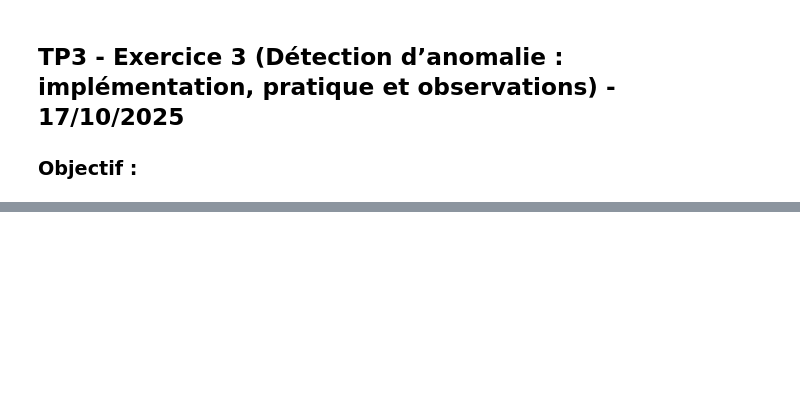
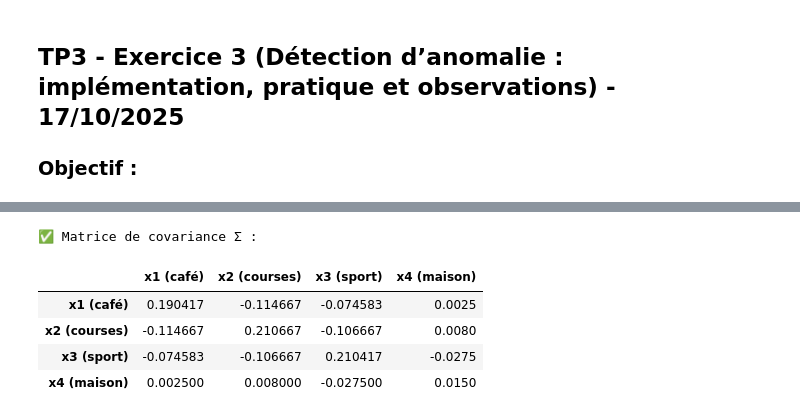
Before and after one commit to ayetayadi/TP-Machine-Learning, a Jupyter notebook: TP3_KMeans_part2.ipynb, the cells around one changed output, grey strips where cells are left out. Saved outputs shown, nothing was run; the diff lists cells and outputs as text; code cells hidden in the pictures; blank space fills up the shorter version.

```diff
--- a/TP3_KMeans_part2.ipynb
+++ b/TP3_KMeans_part2.ipynb
@@ -48,0 +235,14 @@ centroids_df
+# %%
+# ------- Calcul de la matrice de covariance -------
+cov_matrix = np.cov(data, rowvar=False)  # rowvar=False → chaque colonne = une variable
+cov_df = pd.DataFrame(cov_matrix, columns=columns, index=columns)
+
+print("✅ Matrice de covariance Σ :")
+cov_df
+# %% [output]
+✅ Matrice de covariance Σ :
+|  | x1 (café) | x2 (courses) | x3 (sport) | x4 (maison) |
+| x1 (café) | 0.190417 | -0.114667 | -0.074583 | 0.0025 |
+| x2 (courses) | -0.114667 | 0.210667 | -0.106667 | 0.0080 |
+| x3 (sport) | -0.074583 | -0.106667 | 0.210417 | -0.0275 |
+| x4 (maison) | 0.002500 | 0.008000 | -0.027500 | 0.0150 |
```
Also changed, not shown: parts of 17 cells of this notebook.
